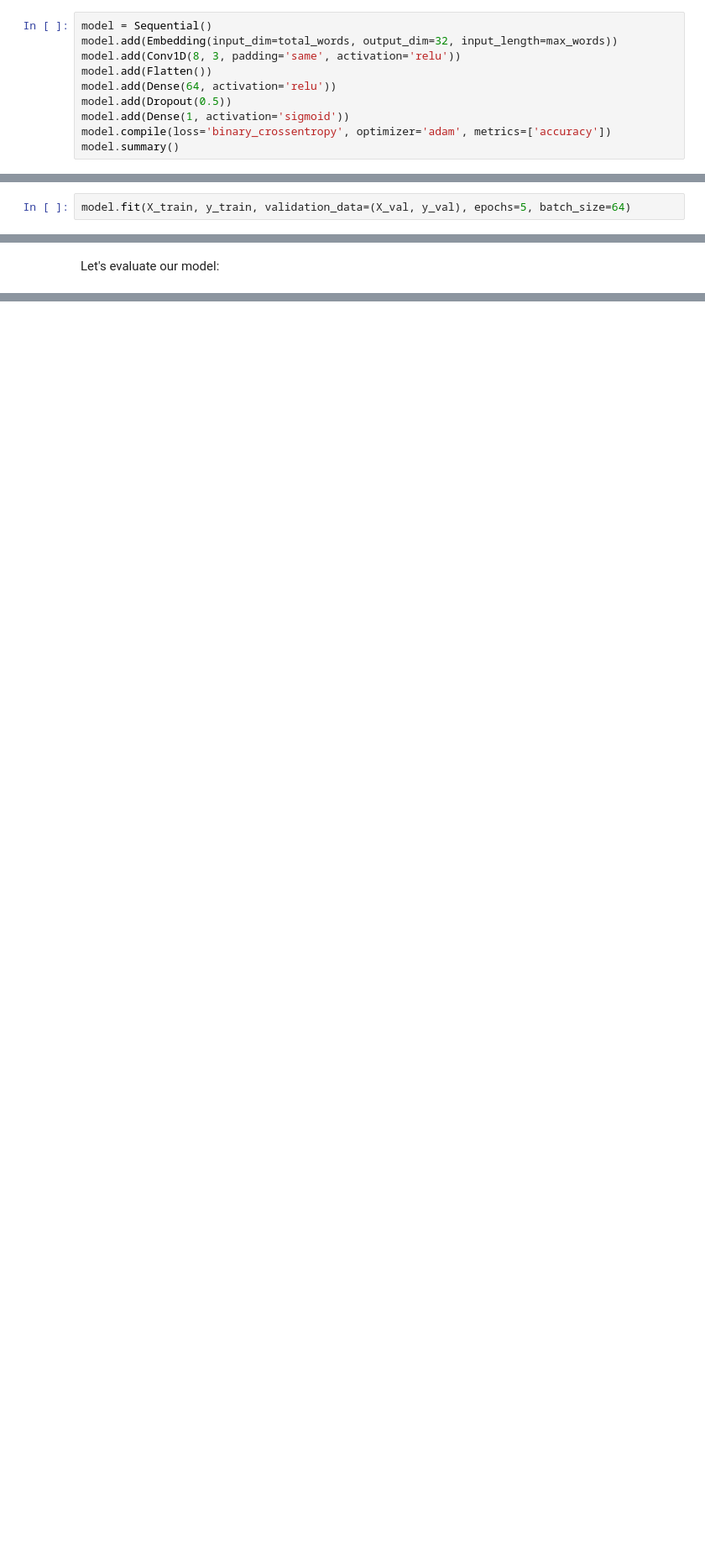
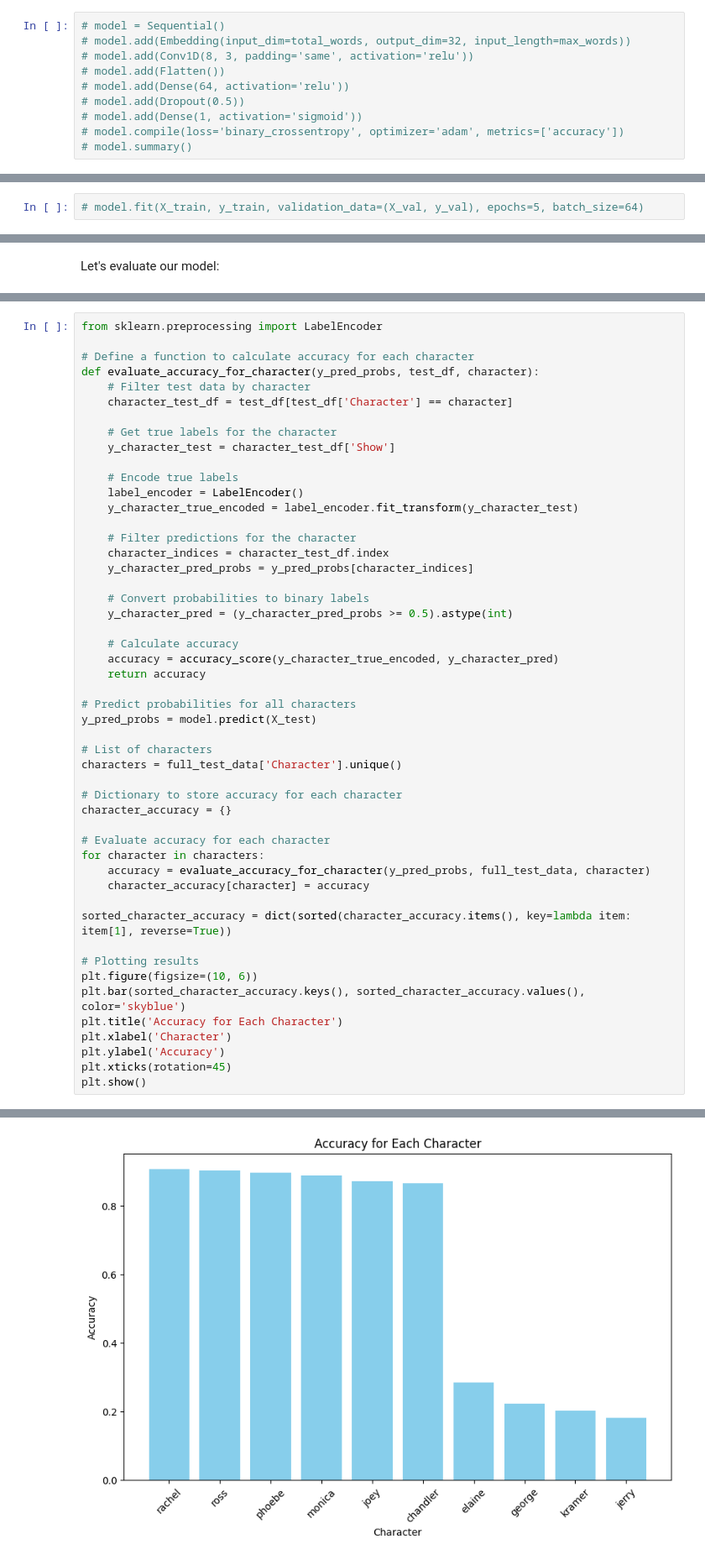
Before and after one commit to EitanBakirov/advanced-ml-dl-course, a Jupyter notebook: Assignment II - NLP/Assignment_II_Group_4.ipynb, the cells around one changed output, grey strips where cells are left out. Shown at 84% size. Drawn from its saved outputs; the diff is of its cells as text; blank space fills up the shorter version.

```diff
--- a/Assignment II - NLP/Assignment_II_Group_4.ipynb
+++ b/Assignment II - NLP/Assignment_II_Group_4.ipynb
@@ -553,12 +556,12 @@ model.evaluate(X_test, y_test)
 # %% [markdown]
 Let's build the architecture:
 # %%
-model = Sequential()
-model.add(Embedding(input_dim=total_words, output_dim=32, input_length=max_words))
-model.add(Conv1D(8, 3, padding='same', activation='relu'))
-model.add(Flatten())
-model.add(Dense(64, activation='relu'))
-model.add(Dropout(0.5))
-model.add(Dense(1, activation='sigmoid'))
-model.compile(loss='binary_crossentropy', optimizer='adam', metrics=['accuracy'])
-model.summary()
+# model = Sequential()
+# model.add(Embedding(input_dim=total_words, output_dim=32, input_length=max_words))
+# model.add(Conv1D(8, 3, padding='same', activation='relu'))
+# model.add(Flatten())
+# model.add(Dense(64, activation='relu'))
+# model.add(Dropout(0.5))
+# model.add(Dense(1, activation='sigmoid'))
+# model.compile(loss='binary_crossentropy', optimizer='adam', metrics=['accuracy'])
+# model.summary()
@@ -583,4 +568,4 @@ _________________________________________________________________
 # %% [markdown]
 Notice the first layer: an embedding layer. The purpose of embedding layers is to represent text data as meaningful vectors. Words that are similar to one another should have close values.
 # %%
-model.fit(X_train, y_train, validation_data=(X_val, y_val), epochs=5, batch_size=64)
+# model.fit(X_train, y_train, validation_data=(X_val, y_val), epochs=5, batch_size=64)
@@ -605,0 +576,51 @@ model.evaluate(X_test, y_test)
+# %%
+from sklearn.preprocessing import LabelEncoder
+
+# Define a function to calculate accuracy for each character
+def evaluate_accuracy_for_character(y_pred_probs, test_df, character):
+    # Filter test data by character
+    character_test_df = test_df[test_df['Character'] == character]
+
+    # Get true labels for the character
+    y_character_test = character_test_df['Show']
+
+    # Encode true labels
+    label_encoder = LabelEncoder()
+    y_character_true_encoded = label_encoder.fit_transform(y_character_test)
+
+    # Filter predictions for the character
+    character_indices = character_test_df.index
+    y_character_pred_probs = y_pred_probs[character_indices]
+
+    # Convert probabilities to binary labels
+    y_character_pred = (y_character_pred_probs >= 0.5).astype(int)
+
+    # Calculate accuracy
+    accuracy = accuracy_score(y_character_true_encoded, y_character_pred)
+    return accuracy
+
+# Predict probabilities for all characters
+y_pred_probs = model.predict(X_test)
+
+# List of characters
+characters = full_test_data['Character'].unique()
+
+# Dictionary to store accuracy for each character
+character_accuracy = {}
+
+# Evaluate accuracy for each character
+for character in characters:
+    accuracy = evaluate_accuracy_for_character(y_pred_probs, full_test_data, character)
+    character_accuracy[character] = accuracy
+
+sorted_character_accuracy = dict(sorted(character_accuracy.items(), key=lambda item: item[1], reverse=True))
+
+# Plotting results
+plt.figure(figsize=(10, 6))
+plt.bar(sorted_character_accuracy.keys(), sorted_character_accuracy.values(), color='skyblue')
+plt.title('Accuracy for Each Character')
+plt.xlabel('Character')
+plt.ylabel('Accuracy')
+plt.xticks(rotation=45)
+plt.show()
+# %% [output]
@@ -605,0 +628 @@ model.evaluate(X_test, y_test)
+[figure, added]
```
Also changed, not shown: parts of 13 cells of this notebook.
